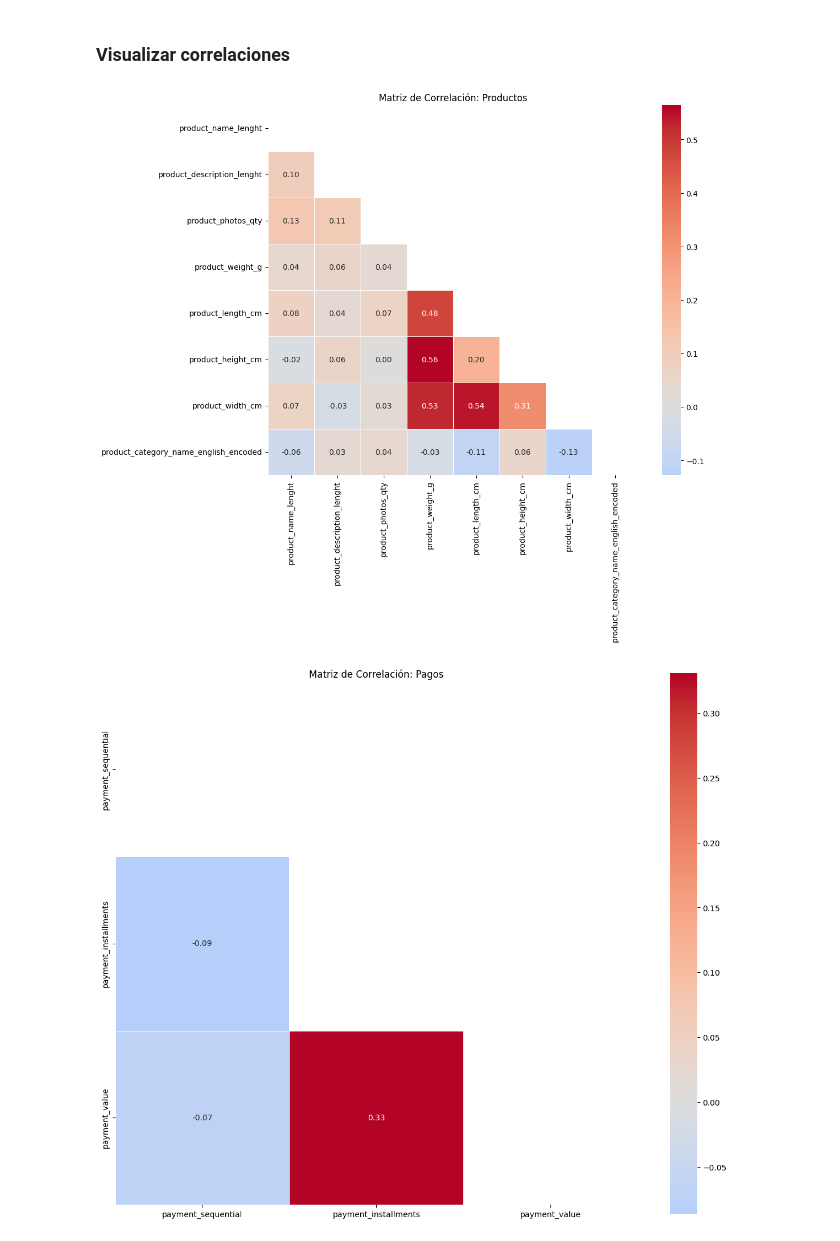
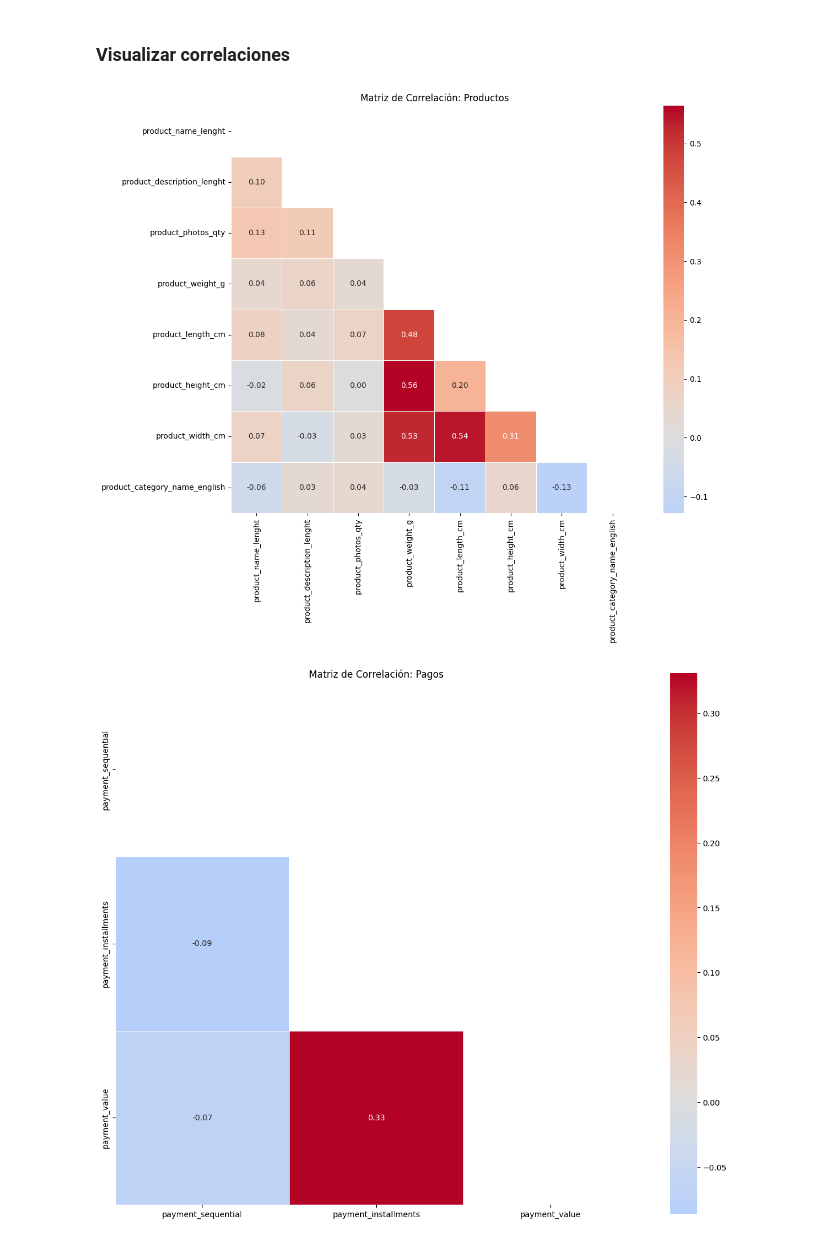
Before and after one commit to paulabaal12/PROY3-DM, a Jupyter notebook: main.ipynb, the cells around one changed output. Cells and saved outputs as stored; diff of their text form; code cells hidden in the pictures.

```diff
--- a/main.ipynb
+++ b/main.ipynb
@@ -458,48 +460,40 @@ def apply_label_encoding(df, column, return_mapping=False):
     le = LabelEncoder()
     df_copy = df.copy()
 
-    # Manejar posibles valores nulos antes de la codificación
     temp_col = df_copy[column].fillna('MISSING')
+    le.fit(temp_col)
+    df_copy[column] = le.transform(temp_col)
 
-    # Ajustar y transformar
-    le.fit(temp_col)
-    df_copy[f'{column}_encoded'] = le.transform(temp_col)
-
-    # Crear mapeo para interpretabilidad
     if return_mapping:
         mapping = dict(zip(le.classes_, range(len(le.classes_))))
         return df_copy, mapping
 
     return df_copy
 
+
 # Función  para one-hot encoding
-def apply_onehot_encoding(df, column, max_categories=15, drop_original=True):
+def apply_onehot_encoding(df, column, max_categories=15):
     if column not in df.columns:
         return df
 
     df_copy = df.copy()
-
-    # Verificar si la columna es adecuada para one-hot encoding
     n_unique = df_copy[column].nunique()
 
     if n_unique <= max_categories:
-        # Crear dummies
         dummies = pd.get_dummies(df_copy[column], prefix=column, dummy_na=df_copy[column].isnull().any())
-
-        # Concatenar al dataframe original
         df_copy = pd.concat([df_copy, dummies], axis=1)
-
-        if drop_original:
-            df_copy.drop(column, axis=1, inplace=True)
-
+        df_copy.drop(column, axis=1, inplace=True)
         print(f"One-hot encoding aplicado a '{column}' ({n_unique} categorías).")
     else:
         print(f"Advertencia: '{column}' tiene {n_unique} categorías, superando el límite de {max_categories}.")
 
     return df_copy
 
+encoding_mappings = {}
+
 # aplicación de codificación a customers_df
 customers_df, state_mapping = apply_label_encoding(customers_df, 'customer_state', return_mapping=True)
+encoding_mappings['customer_state'] = state_mapping
 print("\nLabel Encoding para customer_state:")
 print(f"Mapeo: {state_mapping}")
 
@@ -508,10 +502,12 @@ if customers_df['customer_city'].nunique() <= 15:
     customers_df = apply_onehot_encoding(customers_df, 'customer_city')
 else:
     customers_df, city_mapping = apply_label_encoding(customers_df, 'customer_city', return_mapping=True)
+    encoding_mappings['customer_city'] = city_mapping
     print(f"Label Encoding aplicado a customer_city ({customers_df['customer_city'].nunique()} categorías).")
 
 # Codificación para sellers_df
 sellers_df, seller_state_mapping = apply_label_encoding(sellers_df, 'seller_state', return_mapping=True)
+encoding_mappings['seller_state'] = seller_state_mapping
 print("\nLabel Encoding para seller_state:")
 print(f"Mapeo: {seller_state_mapping}")
 
@@ -537,6 +533,7 @@ products_with_categories['product_category_name_english'] = products_with_catego
 # Aplicar label encoding a la categoría en inglés
 products_with_categories, category_mapping = apply_label_encoding(
     products_with_categories, 'product_category_name_english', return_mapping=True)
+encoding_mappings['product_category_name_english'] = category_mapping
 
 print("\nLabel Encoding para product_category_name_english:")
 print(f"Primeras 5 categorías): {dict(list(category_mapping.items())[:5])}")
@@ -618,35 +615,35 @@ def correlation(df, title, cols=None, figsize=(12, 10)):
         # Seleccionar solo columnas numéricas
         numeric_cols = df.select_dtypes(include=[np.number]).columns.tolist()
     else:
         numeric_cols = [col for col in cols if col in df.columns and np.issubdtype(df[col].dtype, np.number)]
 
     if len(numeric_cols) < 2:
         print(f"No hay suficientes columnas numéricas para calcular correlaciones en {title}")
         return
 
     # Calcular correlación
     corr_matrix = df[numeric_cols].corr()
 
     # Visualizar
     plt.figure(figsize=figsize)
     mask = np.triu(np.ones_like(corr_matrix, dtype=bool))
     sns.heatmap(corr_matrix, mask=mask, cmap='coolwarm', center=0, annot=True, fmt=".2f", square=True, linewidths=.5)
     plt.title(f'Matriz de Correlación: {title}')
     plt.tight_layout()
     plt.show()
 
 # Análisis de correlación para products_df
 product_numeric_cols = ['product_name_lenght', 'product_description_lenght',
                         'product_photos_qty', 'product_weight_g', 'product_length_cm',
-                        'product_height_cm', 'product_width_cm', 'product_category_name_english_encoded']
+                        'product_height_cm', 'product_width_cm', 'product_category_name_english']
 correlation(products_with_categories, 'Productos', cols=product_numeric_cols)
 
 # Análisis de correlación para order_payments_df
 payment_numeric_cols = ['payment_sequential', 'payment_installments', 'payment_value'] + \
                       [col for col in order_payments_df.columns if col.startswith('payment_type_')]
 correlation(order_payments_df, 'Pagos', cols=payment_numeric_cols)
 # %% [output]
-[figure, old version]
+[figure, new version]
 [figure]
 # %%
 
```
Also changed, not shown: parts of 37 cells of this notebook, 5 other files.
